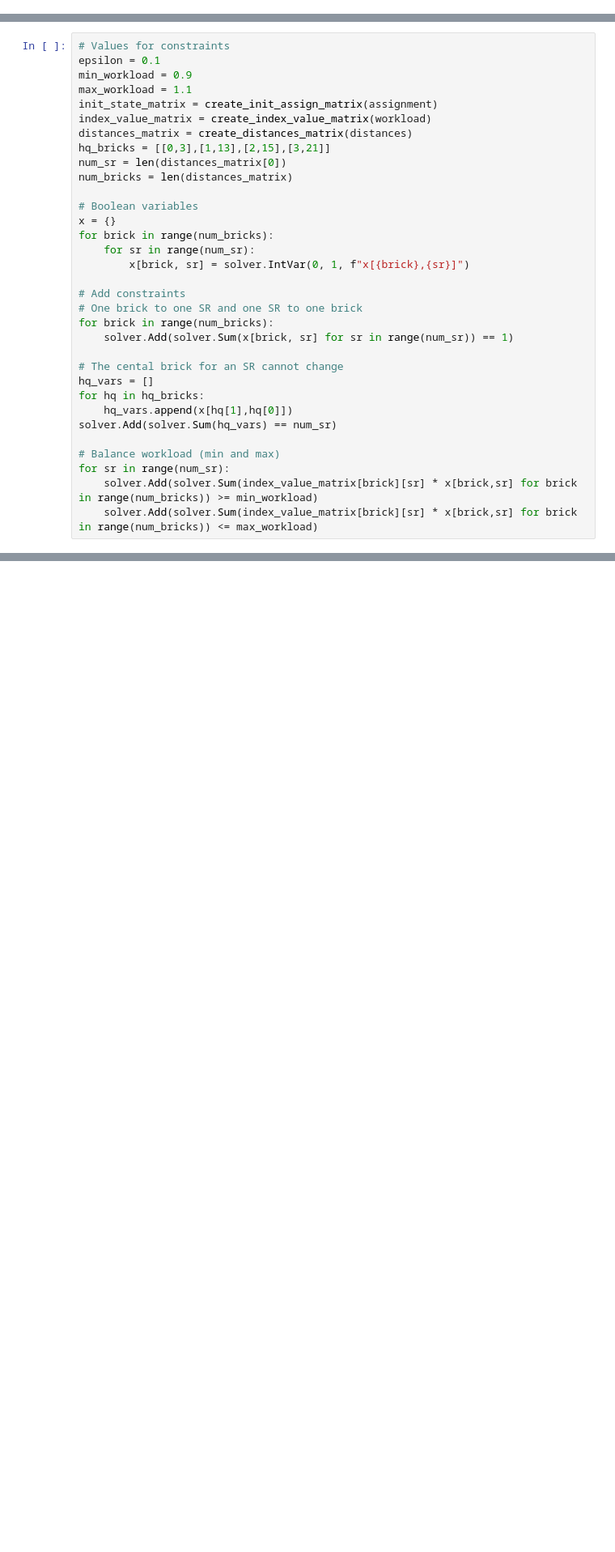
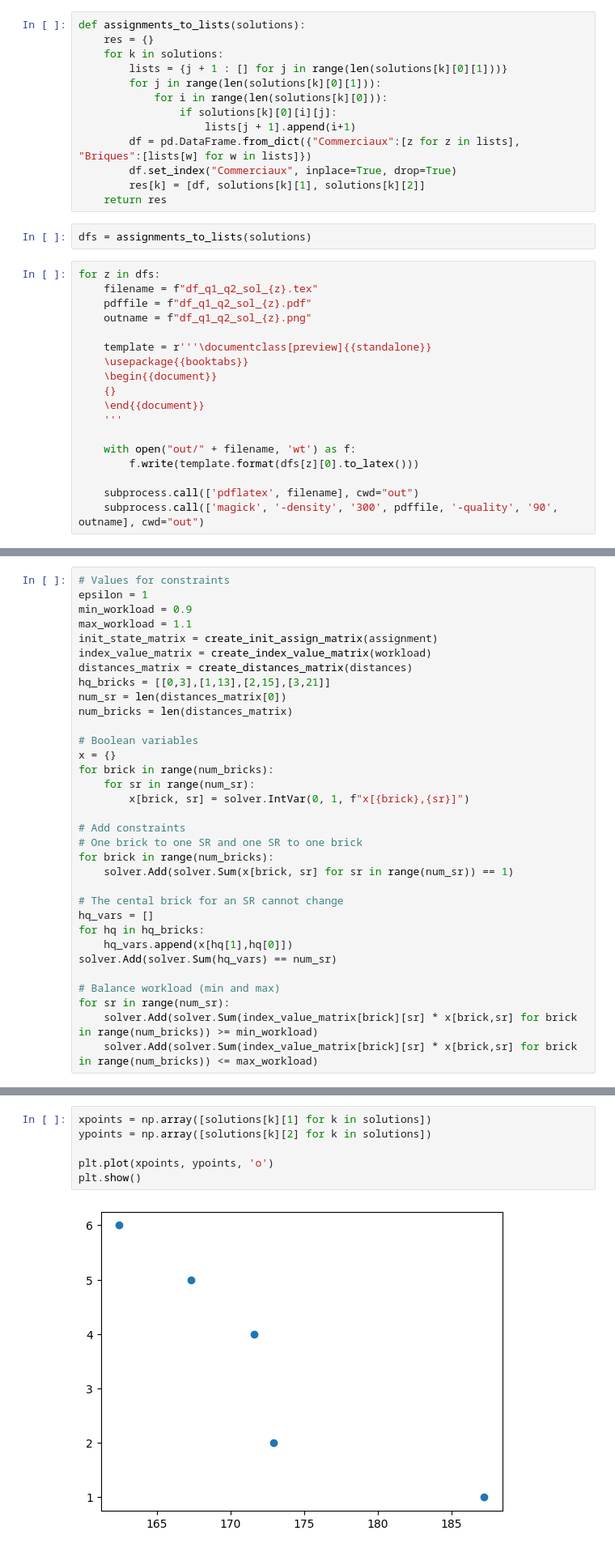
Before and after one commit to Myst4ke/pfizer-turkey, a Jupyter notebook: MIP_notebook.ipynb, the cells around one changed output, grey strips where cells are left out. Shown at 81% size. Cells and saved outputs as stored; diff of their text form; blank space fills up the shorter version.

```diff
--- a/MIP_notebook.ipynb
+++ b/MIP_notebook.ipynb
@@ -171,0 +206,33 @@ Total distance : 167.21000000000004
+# %%
+def assignments_to_lists(solutions):
+    res = {}
+    for k in solutions:
+        lists = {j + 1 : [] for j in range(len(solutions[k][0][1]))}
+        for j in range(len(solutions[k][0][1])):
+            for i in range(len(solutions[k][0])):
+                if solutions[k][0][i][j]:
+                    lists[j + 1].append(i+1)
+        df = pd.DataFrame.from_dict({"Commerciaux":[z for z in lists], "Briques":[lists[w] for w in lists]})
+        df.set_index("Commerciaux", inplace=True, drop=True)
+        res[k] = [df, solutions[k][1], solutions[k][2]]
+    return res
+# %%
+dfs = assignments_to_lists(solutions)
+# %%
+for z in dfs:
+    filename = f"df_q1_q2_sol_{z}.tex"
+    pdffile = f"df_q1_q2_sol_{z}.pdf"
+    outname = f"df_q1_q2_sol_{z}.png"
+
+    template = r'''\documentclass[preview]{{standalone}}
+    \usepackage{{booktabs}}
+    \begin{{document}}
+    {}
+    \end{{document}}
+    '''
+
+    with open("out/" + filename, 'wt') as f:
+        f.write(template.format(dfs[z][0].to_latex()))
+
+    subprocess.call(['pdflatex', filename], cwd="out")
+    subprocess.call(['magick', '-density', '300', pdffile, '-quality', '90', outname], cwd="out")
@@ -178,7 +263,7 @@ if not solver:
     print("Error during solver's creation")
 # %%
 # Values for constraints
-epsilon = 0.1
+epsilon = 1
 min_workload = 0.9
 max_workload = 1.1
 init_state_matrix = create_init_assign_matrix(assignment)
@@ -268,3 +353,11 @@ Total distance : 172.93000000000004
+# %%
+xpoints = np.array([solutions[k][1] for k in solutions])
+ypoints = np.array([solutions[k][2] for k in solutions])
+
+plt.plot(xpoints, ypoints, 'o')
+plt.show()
+# %% [output]
+[figure, added]
 # %% [markdown]
 # Q4
 # %%
```
Also changed, not shown: parts of 5 cells of this notebook, 29 other files.
